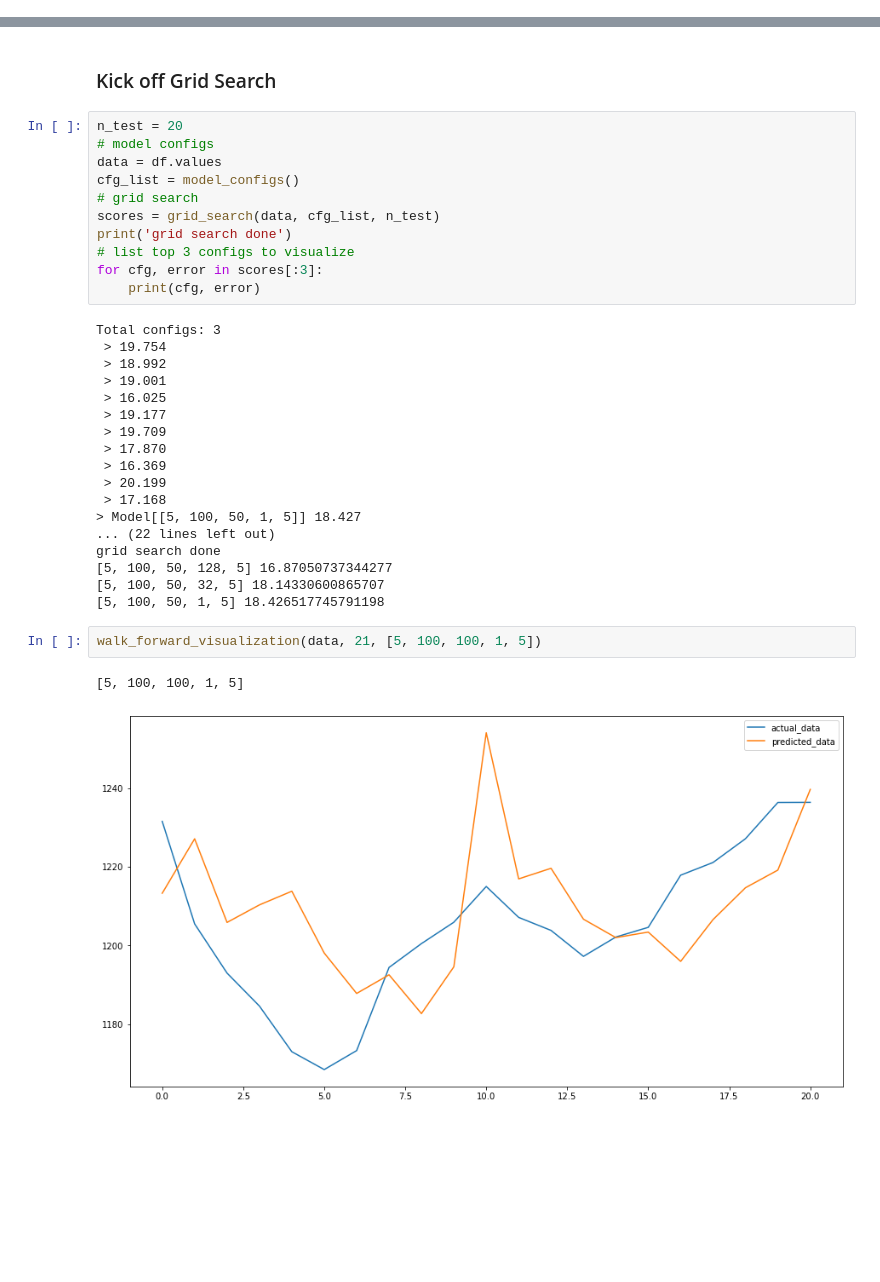
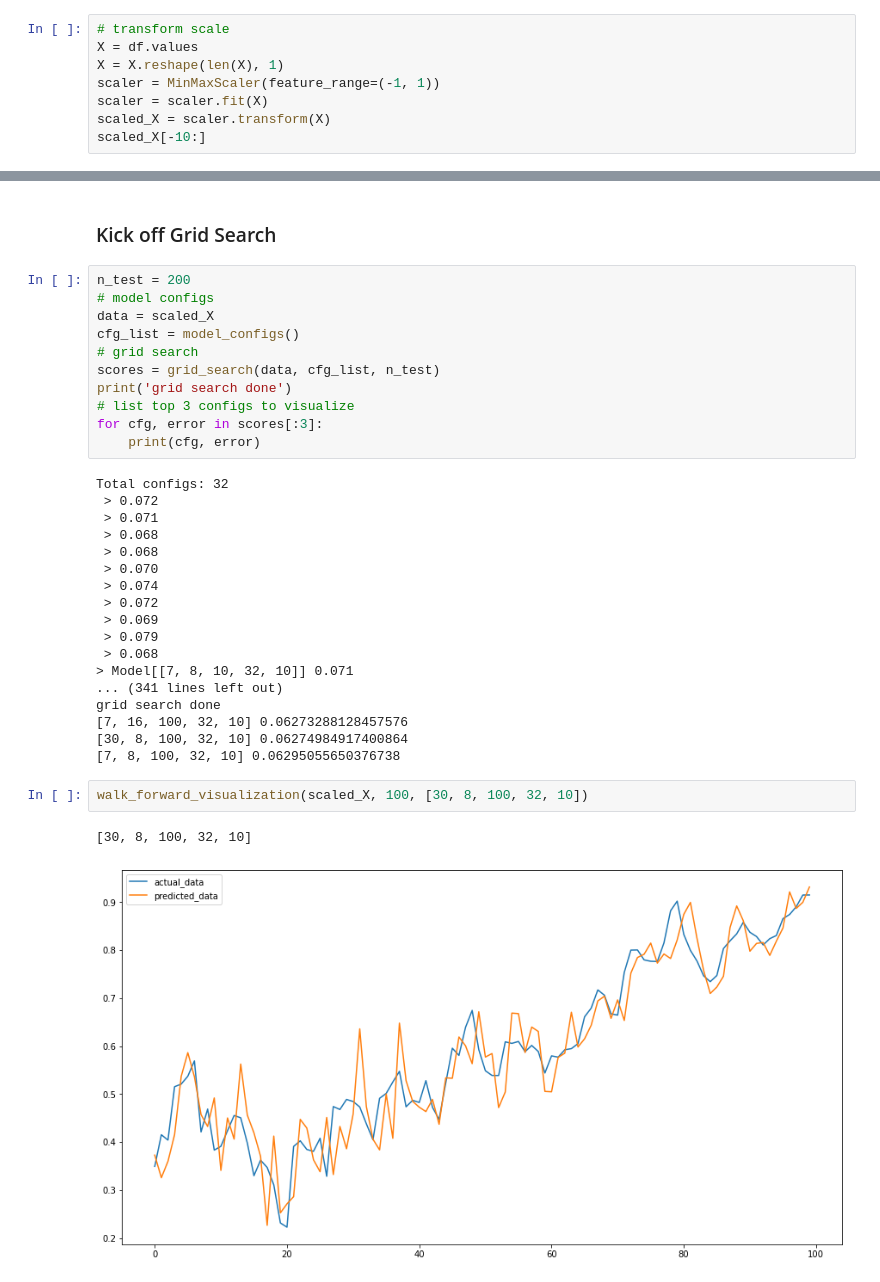
Before and after one commit to Farnam-Street/farnam-street-ml-prototypes, a Jupyter notebook: timeseries/LSTM_timeseries.ipynb, the cells around one changed output, grey strips where cells are left out. Saved outputs shown, nothing was run; the diff lists cells and outputs as text; blank space fills up the shorter version.

```diff
--- a/timeseries/LSTM_timeseries.ipynb
+++ b/timeseries/LSTM_timeseries.ipynb
@@ -71,0 +75,8 @@ df.plot(use_index=True,figsize=(15,8))
+# %%
+# transform scale
+X = df.values
+X = X.reshape(len(X), 1)
+scaler = MinMaxScaler(feature_range=(-1, 1))
+scaler = scaler.fit(X)
+scaled_X = scaler.transform(X)
+scaled_X[-10:]
@@ -211,9 +260,9 @@ def model_configs():
 # %% [markdown]
 ### Kick off Grid Search
 # %%
-n_test = 20
+n_test = 200
 # model configs
-data = df.values
+data = scaled_X
 cfg_list = model_configs()
 # grid search
 scores = grid_search(data, cfg_list, n_test)
@@ -222,25 +271,25 @@ print('grid search done')
 for cfg, error in scores[:3]:
     print(cfg, error)
 # %% [output]
-Total configs: 3
- > 19.754
- > 18.992
- > 19.001
- > 16.025
- > 19.177
- > 19.709
- > 17.870
- > 16.369
- > 20.199
- > 17.168
-> Model[[5, 100, 50, 1, 5]] 18.427
-... (22 lines left out)
+Total configs: 32
+ > 0.072
+ > 0.071
+ > 0.068
+ > 0.068
+ > 0.070
+ > 0.074
+ > 0.072
+ > 0.069
+ > 0.079
+ > 0.068
+> Model[[7, 8, 10, 32, 10]] 0.071
+... (341 lines left out)
 grid search done
-[5, 100, 50, 128, 5] 16.87050737344277
-[5, 100, 50, 32, 5] 18.14330600865707
-[5, 100, 50, 1, 5] 18.426517745791198
+[7, 16, 100, 32, 10] 0.06273288128457576
+[30, 8, 100, 32, 10] 0.06274984917400864
+[7, 8, 100, 32, 10] 0.06295055650376738
-# %%
-walk_forward_visualization(data, 21, [5, 100, 100, 1, 5])
-# %% [output]
-[5, 100, 100, 1, 5]
-[figure, removed]
+# %%
+walk_forward_visualization(scaled_X, 100, [30, 8, 100, 32, 10])
+# %% [output]
+[30, 8, 100, 32, 10]
+[figure, added]
```
Also changed, not shown: parts of 7 cells of this notebook, 1 other file.
